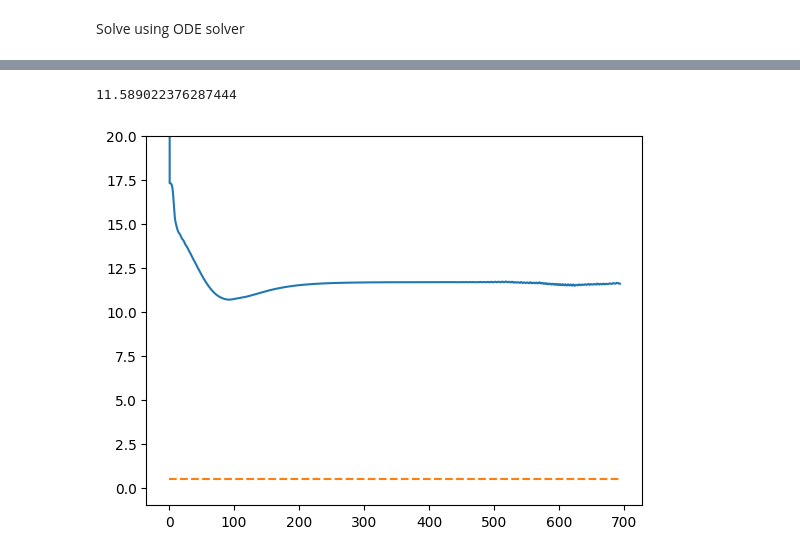
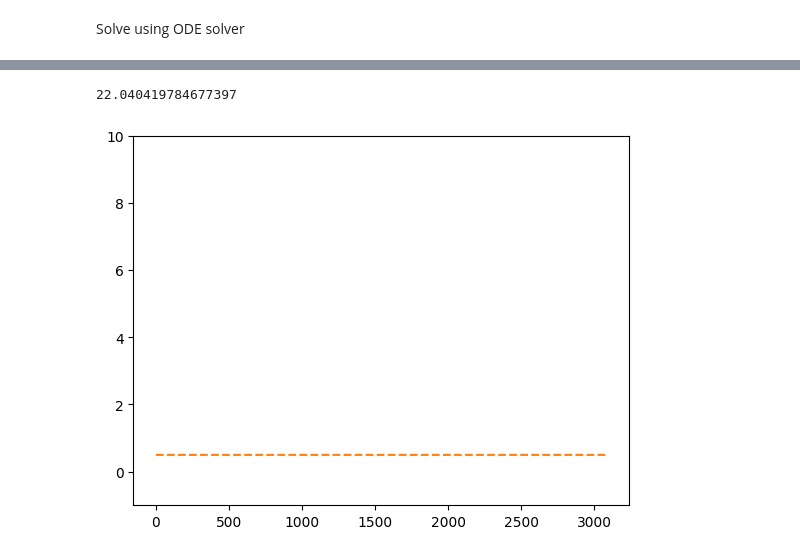
Before and after one commit to leoskar/mctdhf, a Jupyter notebook: MCTDHF_sinc.ipynb, the cells around one changed output, grey strips where cells are left out. Drawn from its saved outputs; the diff is of its cells as text; code cells hidden in the pictures.

```diff
--- a/MCTDHF_sinc.ipynb
+++ b/MCTDHF_sinc.ipynb
@@ -77,7 +77,7 @@ def y_to_Cb(y, num_mctdhf_orbitals, num_spin_orbitals, num_electrons):
 Define number of electrons and orbitals
 # %%
 # Number of orbitals (without spin)
-num_orbitals = 7
+num_orbitals = 6
 # Number of electrons
 num_electrons = 1
 #Include spin?
@@ -188,11 +179,16 @@ class MCDTHF_imaginary_time:
     def __call__(self, t, y):
 
         C, b = y_to_Cb(y, self.num_mctdhf_orbitals, self.num_spin_orbitals, self.num_electrons)
+
+        #C = np.divide(C, np.sqrt(C.T.conj()@C))
+        #b = np.divide(b, np.sqrt(np.einsum('ij, ij -> j', b.conj(), b)))
+
+
         bc = b.conj()
 
         h_1 = np.einsum('jm, ij -> im', b, self.h)
-        h_2 = np.einsum('in, im -> nm', bc, h_1)
-        h_3 = np.einsum('in, nm -> in', b, h_2)
+        h_2 = np.einsum('in, im -> nm', bc, h_1) # Fully transformed integral
+        h_3 = np.einsum('in, nm -> im', b, h_2)
 
         # g_ijkl = delta_ij delta_kl g_ik
         g_2 = np.einsum('iq, ks, ik -> iqks', bc, b, self.g)
@@ -204,8 +200,15 @@ class MCDTHF_imaginary_time:
 
         H = SlaterCondonHamiltonian(self.num_mctdhf_orbitals, self.num_electrons, h_2, g_4).get_hamiltonian()
 
-        C_dot = -np.matmul(H,C)
-        b_dot = -(h_1-h_3 + np.einsum('np, pqrs, kqrs -> kn', np.linalg.pinv(D), d, g_3-g_5))
+        ## From Beck paper, replacing HC with (H-IE)C should keep the wave function normalized (should be able to remove renormalization further down)
+        E = C.conj().T@H@C/(C.conj().T@C)
+        num_slater_dets = int(comb(num_mctdhf_orbitals, num_electrons))
+        C_dot = - (H-np.eye(num_slater_dets)*E)@C
+        #C_dot = -np.matmul(H,C)
+        C_dot = np.zeros_like(C)
+
+        b_dot = -(h_1-h_3) #+ np.einsum('np, pqrs, kqrs -> kn', np.linalg.pinv(D), d, g_3-g_5)
+        #b_dot = gram_schmidt(b_dot)
 
         return Cb_to_y(C_dot, b_dot)
 # %% [markdown]
@@ -221,9 +224,11 @@ bs = np.copy(b_init).reshape(1,-1)
 
 h_1 = np.einsum('jm, ij -> im', b_init, h)
 h_2 = np.einsum('in, im -> nm', b_init.conj(), h_1)
+
 g_2 = np.einsum('iq, ks, ik -> iqks', b_init.conj(), b_init, g)
 g_3 = np.einsum('kr, iqks -> iqrs', b_init, g_2)
 g_4 = np.einsum('ip, iqrs -> pqrs', b_init.conj(), g_3) # Fully transformed integral
+
 H = SlaterCondonHamiltonian(num_mctdhf_orbitals, num_electrons, h_2, g_4).get_hamiltonian()
 Es = np.array(np.real(C_init.T@H@C_init))
 
@@ -237,22 +242,27 @@ while solver.status == 'running':
 
     C, b = y_to_Cb(solver.y, num_mctdhf_orbitals, num_spin_orbitals, num_electrons)
 
-    # Transform with overlap
-    #S = np.einsum('pi, qi -> pq', b.conj(), b) #b.conj().T@b
-    #_, S_tilde = np.linalg.eigh(S)
-    #b = np.einsum('pi, pq -> qi', b, S_tilde)
+    #if solver.nfev % 100 == 0:
+    ## Transform with overlap
+    S = dx*np.einsum('ip, iq -> pq', b.conj(), b) #b.conj().T@b
+    _, S_tilde = np.linalg.eigh(S)
+    b = np.einsum('ip, qp -> iq', b, S_tilde)
+    # Or transform with orth (SVD)
+        #b = scipy.linalg.orth(b)
 
-    b, _, _ = np.linalg.svd(b_init, full_matrices=False)
+    #b = gram_schmidt(b)
 
     # Normalize every step during imaginary time prop
     C = np.divide(C, np.sqrt(C.T.conj()@C))
-    b = np.divide(b, np.sqrt(np.einsum('ij, ij -> j', b.conj(), b)))
+    b = np.divide(b, np.sqrt(dx*np.einsum('ij, ij -> j', b.conj(), b)))
 
     h_1 = np.einsum('jm, ij -> im', b, h)
     h_2 = np.einsum('in, im -> nm', b.conj(), h_1)
+
     g_2 = np.einsum('iq, ks, ik -> iqks', b.conj(), b, g)
     g_3 = np.einsum('kr, iqks -> iqrs', b, g_2)
     g_4 = np.einsum('ip, iqrs -> pqrs', b.conj(), g_3) # Fully transformed integral
+
     H = SlaterCondonHamiltonian(num_mctdhf_orbitals, num_electrons, h_2, g_4).get_hamiltonian()
 
     Es = np.append(Es, np.real(C.conj().T@H@C))
@@ -276,9 +421,9 @@ plt.show()
 # %%
 print(Es[-1])
 plt.plot(Es)
 plt.plot(0.5*np.ones_like(Es), '--')
-plt.ylim([-1,20])
+plt.ylim([-1,10])
 plt.show()
 # %% [output]
-11.589022376287444
+22.040419784677397
-[figure, old version]
+[figure, new version]
```
Also changed, not shown: parts of 12 cells of this notebook, 3 other files.
